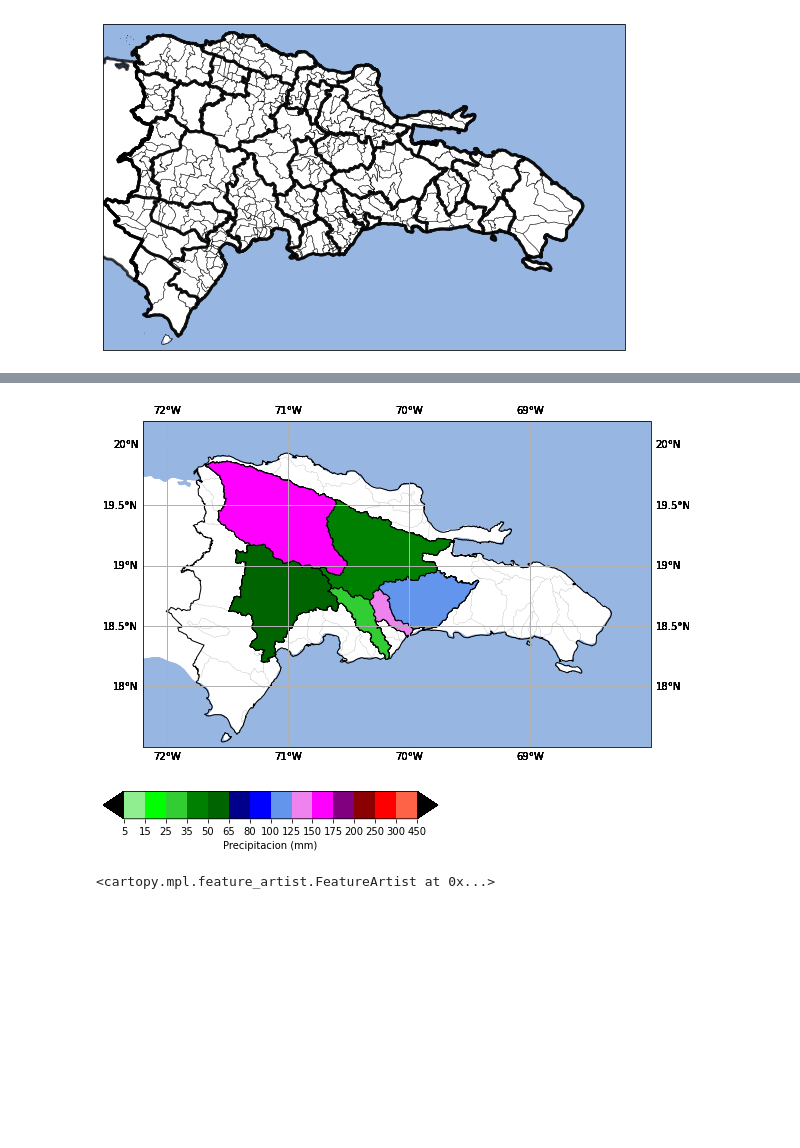
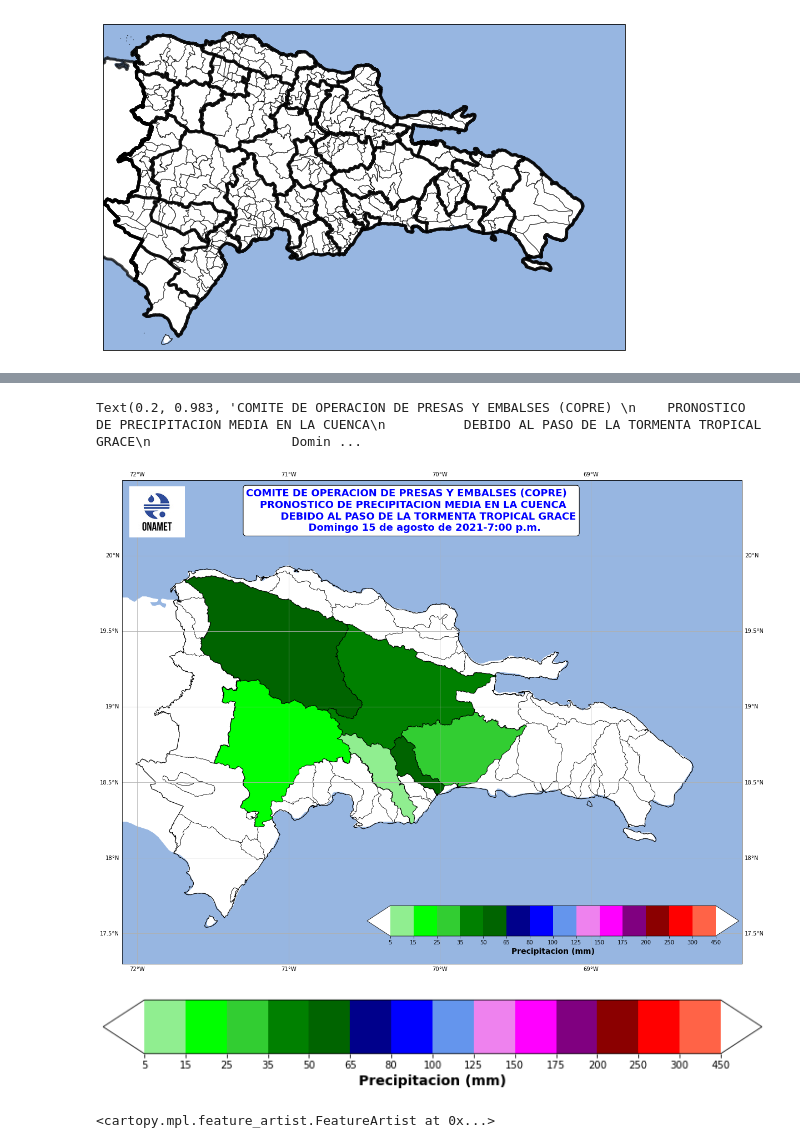
Before and after one commit to jmedinah09/UnidataProjects, a Jupyter notebook: tropical_cyclone_plot_project/RD_Shapes_.ipynb, the cells around one changed output, grey strips where cells are left out. Saved outputs shown, nothing was run; the diff lists cells and outputs as text; code cells hidden in the pictures; blank space fills up the shorter version.

Commit message:
WW for dr and mean pp for indrhi

```diff
--- a/tropical_cyclone_plot_project/RD_Shapes_.ipynb
+++ b/tropical_cyclone_plot_project/RD_Shapes_.ipynb
@@ -19,6 +20,7 @@ silueta_rd_gdf                 = geopandas.read_file('../shape_files/rd_shapes/v
 PROVINCIAS_gdf                 = geopandas.read_file('../shape_files/rd_shapes/vectores/PROVINCIAS.shp')
 RIOS_gdf                       = geopandas.read_file('../shape_files/rd_shapes/vectores/RIOS.shp')
 cuencas_hidro_gdf              = geopandas.read_file('../shape_files/rd_shapes/cuencas_hidrograficas_rd/Cuencas_Hidrograficas_RD.shp')
+cuencas_presas_gdf             = geopandas.read_file('../shape_files/rd_shapes/cuencas_presas/Presas-CuencasAporte.shp')
 
 
 
@@ -32,6 +34,14 @@ silueta_rd_gdf                 = silueta_rd_gdf.to_crs("EPSG:4326")
 PROVINCIAS_gdf                 = PROVINCIAS_gdf.to_crs("EPSG:4326")
 RIOS_gdf                       = RIOS_gdf.to_crs("EPSG:4326")
 cuencas_hidro_gdf              = cuencas_hidro_gdf.to_crs("EPSG:4326")
+cuencas_presas_gdf             = cuencas_presas_gdf.to_crs("EPSG:4326")
+# %%
+cuencas_presas_gdf = cuencas_presas_gdf.drop(columns=['ACUEDUCTM3', 'AREA', 'PERIMETER', 'ACRES',
+                                                      'HECTARES', 'Km', 'ENCLOSED_A', 'ISLAND_ARE', 'Id', 'LAYER',
+                                                      'GM_TYPE', 'PROPOSITO', 'RIEGO_HA', 'POTENCIA_M', 'OPERACIO_1',
+                                                      'GEN_GWH_A', 'REGION_HID', 'COTA_OPERA', 'ENCLOSED_1',
+                                                      'ENCLOSED_2', 'ELEVATION', 'NAME', 'GM_LAYER', 'TIPO_PRESA',
+                                                      'ALTURA_MTS', 'RIO', 'V_DIS_MM3', 'V_S_BATMM3'])
 # %%
 #../shape_files/rd_shapes/vectores
 
@@ -114,33 +123,67 @@ cuencas_hidro_gdf[cuencas_hidro_gdf['NOMBRE'] == 'YAQUE DEL SUR']
 # %%
+fig = plt.figure(figsize=(20, 20))
+ax  = plt.subplot(1, 1, 1, projection = map_crs)
+ax.set_extent([-72.2, -68, 17.5, 20.2])
+
+cuencas = ['NIZAITO', 'NIZAO', 'YAQUE DEL SUR', 'OZAMA', 'ALTO YUNA', 'HAINA', 'YAQUE DEL NORTE']
+cuenca_extracted = cuencas_hidro_gdf[cuencas_hidro_gdf['NOMBRE'] == cuencas[6]]
+
+ax.add_geometries(hispaniola_gdf['geometry'], crs=data_crs, facecolor='none',
+                  edgecolor='black', linewidth=1)
+ax.add_geometries(cuencas_hidro_gdf['geometry'], crs=data_crs, facecolor='none',
+                  edgecolor='black', linewidth=0.5)
+ax.add_geometries(cuencas_presas_gdf['geometry'][:9], crs=data_crs, facecolor='none',
+                  edgecolor='black', linewidth=2)
+ax.add_geometries(cuencas_presas_gdf['geometry'][9:], crs=data_crs, facecolor='none',
+                  edgecolor='red', linewidth=2)
+
+
 grid_lines = ax.gridlines(draw_labels=True)
 grid_lines.xformatter = LONGITUDE_FORMATTER
 grid_lines.yformatter = LATITUDE_FORMATTER
 
-cuencas = ['NIZAO', 'YAQUE DEL SUR', 'OZAMA', 'ALTO YUNA', 'HAINA', 'YAQUE DEL NORTE']
-mean_pp_in_the_basin ={'NIZAO'          : 'limegreen',
-                       'YAQUE DEL SUR'  : 'darkgreen',
-                       'OZAMA'          : 'cornflowerblue',
+ax.set_extent([-72.1, -68, 17.3, 20.5])
+
+# ['lightgreen = 5, 'lime' = 15, 'limegreen' = 25, 'green' = 35, 'darkgreen' = 50 , 'darkblue' = 65, 'blue' = 80,
+#  'royalblue' = 100, 'cornflowerblue' = 125, 'violet' = 150, 'fuchsia' = 175, 'purple' = 200, 'darkred' = 250,
+#  'red' = 300, 'tomato' = 450 , 'yellow' = 500]
+#[5, 15, 25, 35, 50, 65, 80, 100, 125, 150, 175, 200, 250, 300, 450, 500]
+
+cuencas              = ['NIZAO', 'YAQUE DEL SUR', 'OZAMA', 'ALTO YUNA', 'HAINA', 'YAQUE DEL NORTE']
+mean_pp_in_the_basin = {'NIZAO'         : 'lightgreen',
+                       'YAQUE DEL SUR'  : 'lime',
+                       'OZAMA'          : 'limegreen',
                        'ALTO YUNA'      : 'green',
-                       'HAINA'          : 'violet',
-                       'YAQUE DEL NORTE': 'fuchsia'}
+                       'HAINA'          : 'darkgreen',
+                       'YAQUE DEL NORTE': 'darkgreen'}
 
-ax.add_feature(cfeat.OCEAN.with_scale('10m'), alpha = 0.5)
+ax.add_feature(cfeat.OCEAN.with_scale('10m'))
 for cc_name in mean_pp_in_the_basin.keys():
     cc_subset = cuencas_hidro_gdf[cuencas_hidro_gdf['NOMBRE'] == cc_name]
     ax.add_geometries(cc_subset['geometry'], facecolor=mean_pp_in_the_basin[cc_name],
                      edgecolor='black', crs=data_crs,
                      linewidth=1)
-grid_lines = ax.gridlines(draw_labels=True)
-grid_lines.xformatter = LONGITUDE_FORMATTER
-grid_lines.yformatter = LATITUDE_FORMATTER
 
-fig
+colorbar = imread('colorbar.png')
+fig.figimage(colorbar, 380, 0, zorder=100)
+
+logo = imread('onamet-logo.jpg')
+fig.figimage(logo, 60, 790, zorder=100)
+
+props = dict(boxstyle='round', facecolor='white', alpha=1)
+
+xtxt = 0.2
+ytxt = 0.983
+text = 'COMITE DE OPERACION DE PRESAS Y EMBALSES (COPRE) \n    PRONOSTICO DE PRECIPITACION MEDIA EN LA CUENCA\n          DEBIDO AL PASO DE LA TORMENTA TROPICAL GRACE\n                  Domingo 15 de agosto de 2021-7:00 p.m.'
+ax.text(xtxt, ytxt, text, transform=ax.transAxes, fontsize=18, verticalalignment='top', bbox=props,
+        weight = 'bold', color = 'blue')
 # %% [output]
+Text(0.2, 0.983, 'COMITE DE OPERACION DE PRESAS Y EMBALSES (COPRE) \n    PRONOSTICO DE PRECIPITACION MEDIA EN LA CUENCA\n          DEBIDO AL PASO DE LA TORMENTA TROPICAL GRACE\n                  Domin ...
-[figure, old version]
+[figure, new version]
 # %%
 import matplotlib as mpl
 
-fig, ax = plt.subplots(figsize=(6, 1))
+fig, ax = plt.subplots(figsize=(12, 2))
 fig.subplots_adjust(bottom=0.5)
 
 
@@ -148,8 +191,8 @@ cmap = mpl.colors.ListedColormap(['lightgreen', 'lime', 'limegreen', 'green', 'd
                                   'royalblue', 'cornflowerblue', 'violet', 'fuchsia', 'purple', 'darkred',
                                   'red', 'tomato', 'yellow'])
 bounds = [5, 15, 25, 35, 50, 65, 80, 100, 125, 150, 175, 200, 250, 300, 450, 500]
-cmap.set_over('black')
-cmap.set_under('black')
+cmap.set_over('none')
+cmap.set_under('none')
 norm = mpl.colors.BoundaryNorm(bounds, cmap.N + 1)
 cb3 = mpl.colorbar.ColorbarBase(ax, cmap=cmap,
                                 norm=norm,
@@ -159,9 +202,10 @@ cb3 = mpl.colorbar.ColorbarBase(ax, cmap=cmap,
                                 ticks=bounds,
                                 spacing='uniform',
                                 orientation='horizontal')
-cb3.set_label('Precipitacion (mm)')
+cb3.set_label('Precipitacion (mm)', fontsize = 14, weight = 'bold')
+plt.savefig('colorbar.png', transparent=True)
 # %% [output]
-[figure, old version]
+[figure, new version]
 # %%
 fig = plt.figure(figsize=(10, 6))
 ax  = plt.subplot(1, 1, 1, projection = map_crs)
```
Also changed, not shown: parts of 8 cells of this notebook, 9 other files.
